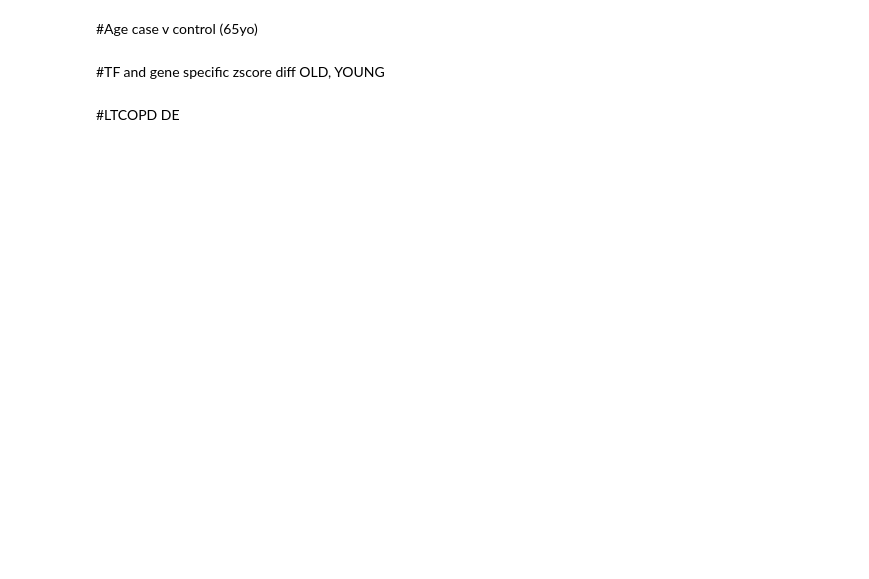
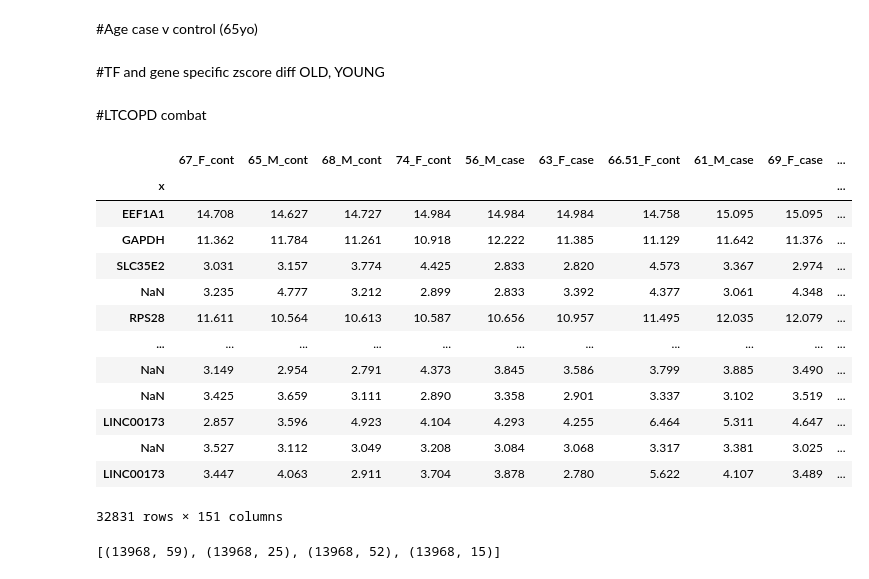
Before and after one commit to dcolinmorgan/LTCOPDsex, a Jupyter notebook: 2xCOPD_gender.ipynb, the cells around one changed output. Saved outputs shown, nothing was run; the diff lists cells and outputs as text; code cells hidden in the pictures; blank space fills up the shorter version.

```diff
--- a/2xCOPD_gender.ipynb
+++ b/2xCOPD_gender.ipynb
@@ -1357,4 +1418,4 @@ plt.legend(loc="best")
 # [sex_tf_diff[np.abs(sex_tf_diff['diff_x'])>.4].tf,
 sex_tf_diff#[np.abs(sex_tf_diff['diff_y'])>.4].tf]
 # %% [markdown]
-#LTCOPD DE
+#LTCOPD combat
@@ -1367,0 +1422,23 @@ LTRC_DE
+# %%
+LTCOPD_exp=pd.read_csv('drive/MyDrive/harvard/LARGE_COPD/LTCOPD_qsmooth_combat.txt',sep='\t',index_col=0)
+LTRC_exp=pd.read_csv('drive/MyDrive/harvard/LARGE_COPD/LTRC_qsmooth_combat.txt',sep='\t',index_col=0)
+LTCOPD_exp=LTCOPD_exp.reset_index().dropna().set_index('index')
+dd=pd.read_csv('drive/MyDrive/harvard/LARGE_COPD/LTCOPD_genes.txt',sep='\t',index_col=0)
+LTCOPD_exp.index=dd['x']
+# %%
+LTCOPD_exp
+# %% [output]
+|  | 67_F_cont | 65_M_cont | 68_M_cont | 74_F_cont | 56_M_case | 63_F_case | 66.51_F_cont | 61_M_case | 69_F_case | ... |
+| x |  |  |  |  |  |  |  |  |  | ... |
+| EEF1A1 | 14.708 | 14.627 | 14.727 | 14.984 | 14.984 | 14.984 | 14.758 | 15.095 | 15.095 | ... |
+| GAPDH | 11.362 | 11.784 | 11.261 | 10.918 | 12.222 | 11.385 | 11.129 | 11.642 | 11.376 | ... |
+| SLC35E2 | 3.031 | 3.157 | 3.774 | 4.425 | 2.833 | 2.820 | 4.573 | 3.367 | 2.974 | ... |
+| NaN | 3.235 | 4.777 | 3.212 | 2.899 | 2.833 | 3.392 | 4.377 | 3.061 | 4.348 | ... |
+| RPS28 | 11.611 | 10.564 | 10.613 | 10.587 | 10.656 | 10.957 | 11.495 | 12.035 | 12.079 | ... |
+| ... | ... | ... | ... | ... | ... | ... | ... | ... | ... | ... |
+| NaN | 3.149 | 2.954 | 2.791 | 4.373 | 3.845 | 3.586 | 3.799 | 3.885 | 3.490 | ... |
+| NaN | 3.425 | 3.659 | 3.111 | 2.890 | 3.358 | 2.901 | 3.337 | 3.102 | 3.519 | ... |
+| LINC00173 | 2.857 | 3.596 | 4.923 | 4.104 | 4.293 | 4.255 | 6.464 | 5.311 | 4.647 | ... |
+| NaN | 3.527 | 3.112 | 3.049 | 3.208 | 3.084 | 3.068 | 3.317 | 3.381 | 3.025 | ... |
+| LINC00173 | 3.447 | 4.063 | 2.911 | 3.704 | 3.878 | 2.780 | 5.622 | 4.107 | 3.489 | ... |
+32831 rows × 151 columns
@@ -1367,0 +1455,14 @@ LTRC_DE
+# %%
+
+FC=data2.iloc[:,data2.columns.str.contains('_F_case')]
+FNC=data2.iloc[:,data2.columns.str.contains('_F_cont')]
+MC=data2.iloc[:,data2.columns.str.contains('_M_case')]
+MNC=data2.iloc[:,data2.columns.str.contains('_M_cont')]
+print([FC.shape,FNC.shape,MC.shape,MNC.shape])
+
+FC.to_csv('Fcase.txt',sep='\t',index=True,header=False)
+FNC.to_csv('Fcont.txt',sep='\t',index=True,header=False)
+MC.to_csv('Mcase.txt',sep='\t',index=True,header=False)
+MNC.to_csv('Mcont.txt',sep='\t',index=True,header=False)
+# %% [output]
+[(13968, 59), (13968, 25), (13968, 52), (13968, 15)]
```
Also changed, not shown: parts of 33 cells of this notebook.
